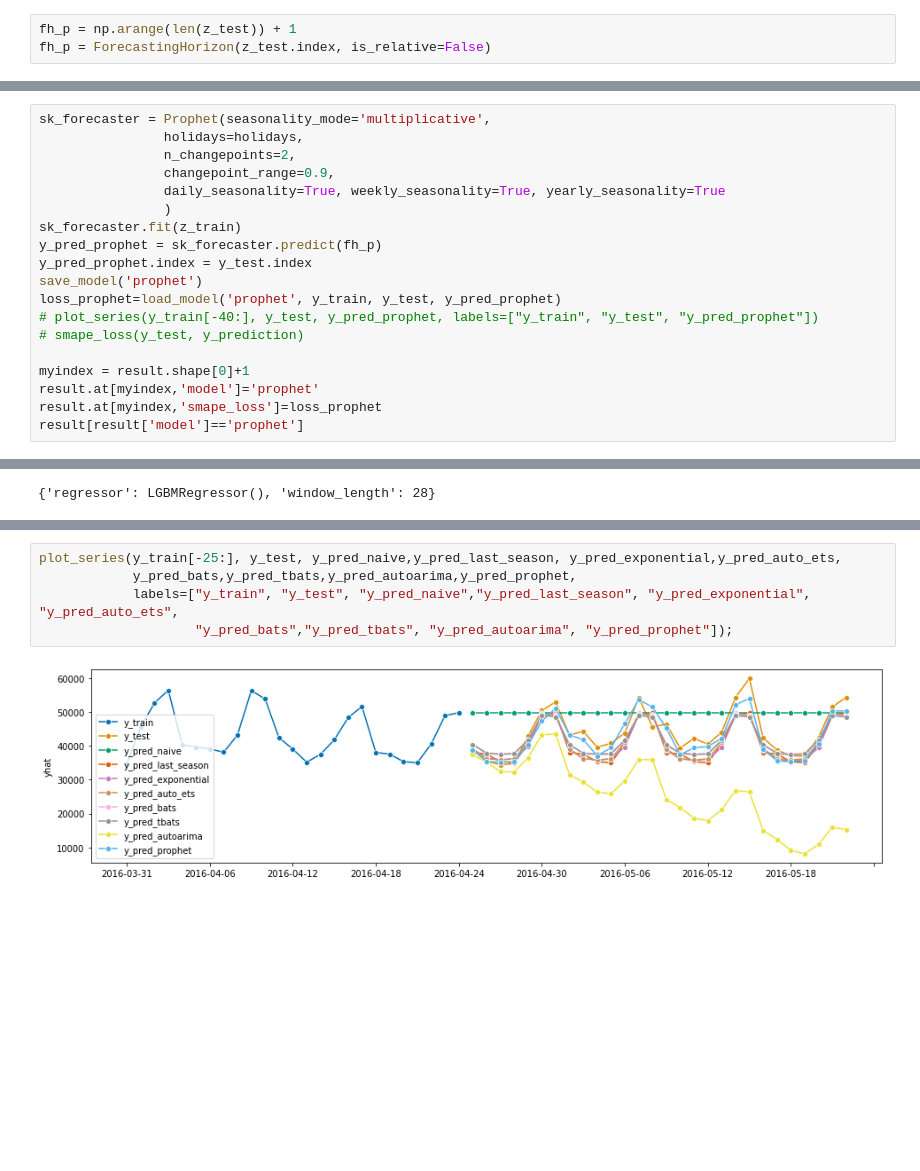
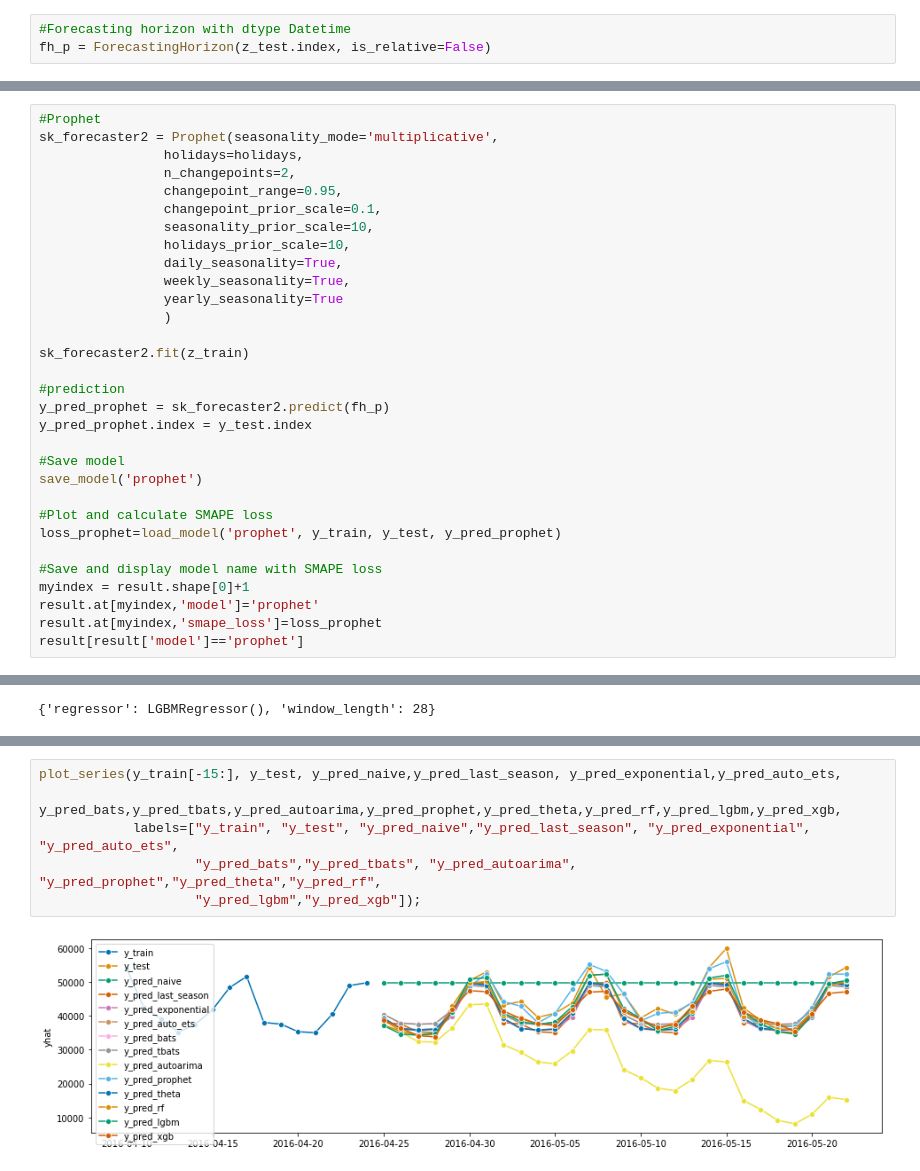
Before and after one commit to ElizabethSebastian/Sales-Forecasting, a Jupyter notebook: Code/02_sk_models.ipynb, the cells around one changed output, grey strips where cells are left out. Cells and saved outputs as stored; diff of their text form; blank space fills up the shorter version.

```diff
--- a/Code/02_sk_models.ipynb
+++ b/Code/02_sk_models.ipynb
@@ -377,5 +403,5 @@ y_train.reset_index()
 z_test.index.freq='D'
 z_train.index.freq='D'
 # %%
-fh_p = np.arange(len(z_test)) + 1
+#Forecasting horizon with dtype Datetime
 fh_p = ForecastingHorizon(z_test.index, is_relative=False)
@@ -393,18 +410,30 @@ ForecastingHorizon(['2016-04-25', '2016-04-26', '2016-04-27', '2016-04-28',
 # %%
-sk_forecaster = Prophet(seasonality_mode='multiplicative',
+#Prophet
+sk_forecaster2 = Prophet(seasonality_mode='multiplicative',
                 holidays=holidays,
                 n_changepoints=2,
-                changepoint_range=0.9,
-                daily_seasonality=True, weekly_seasonality=True, yearly_seasonality=True
+                changepoint_range=0.95,
+                changepoint_prior_scale=0.1,
+                seasonality_prior_scale=10,
+                holidays_prior_scale=10,
+                daily_seasonality=True,
+                weekly_seasonality=True,
+                yearly_seasonality=True
                 )
-sk_forecaster.fit(z_train)
-y_pred_prophet = sk_forecaster.predict(fh_p)
+
+sk_forecaster2.fit(z_train)
+
+#prediction
+y_pred_prophet = sk_forecaster2.predict(fh_p)
 y_pred_prophet.index = y_test.index
+
+#Save model
 save_model('prophet')
+
+#Plot and calculate SMAPE loss
 loss_prophet=load_model('prophet', y_train, y_test, y_pred_prophet)
-# plot_series(y_train[-40:], y_test, y_pred_prophet, labels=["y_train", "y_test", "y_pred_prophet"])
-# smape_loss(y_test, y_prediction)
 
+#Save and display model name with SMAPE loss
 myindex = result.shape[0]+1
 result.at[myindex,'model']='prophet'
 result.at[myindex,'smape_loss']=loss_prophet
@@ -710,10 +715,11 @@ result[result['model']=='ensemble']
 # %%
-plot_series(y_train[-25:], y_test, y_pred_naive,y_pred_last_season, y_pred_exponential,y_pred_auto_ets,
-            y_pred_bats,y_pred_tbats,y_pred_autoarima,y_pred_prophet,
+plot_series(y_train[-15:], y_test, y_pred_naive,y_pred_last_season, y_pred_exponential,y_pred_auto_ets,
+            y_pred_bats,y_pred_tbats,y_pred_autoarima,y_pred_prophet,y_pred_theta,y_pred_rf,y_pred_lgbm,y_pred_xgb,
             labels=["y_train", "y_test", "y_pred_naive","y_pred_last_season", "y_pred_exponential", "y_pred_auto_ets",
-                    "y_pred_bats","y_pred_tbats", "y_pred_autoarima", "y_pred_prophet"]);
+                    "y_pred_bats","y_pred_tbats", "y_pred_autoarima", "y_pred_prophet","y_pred_theta","y_pred_rf",
+                    "y_pred_lgbm","y_pred_xgb"]);
 # %% [output]
-[figure, old version]
+[figure, new version]
 # %%
 result=result.sort_values('smape_loss',ignore_index=True)
 #result=result.style.apply(highlight_max)
```
Also changed, not shown: parts of 84 cells of this notebook, 9 other files.
